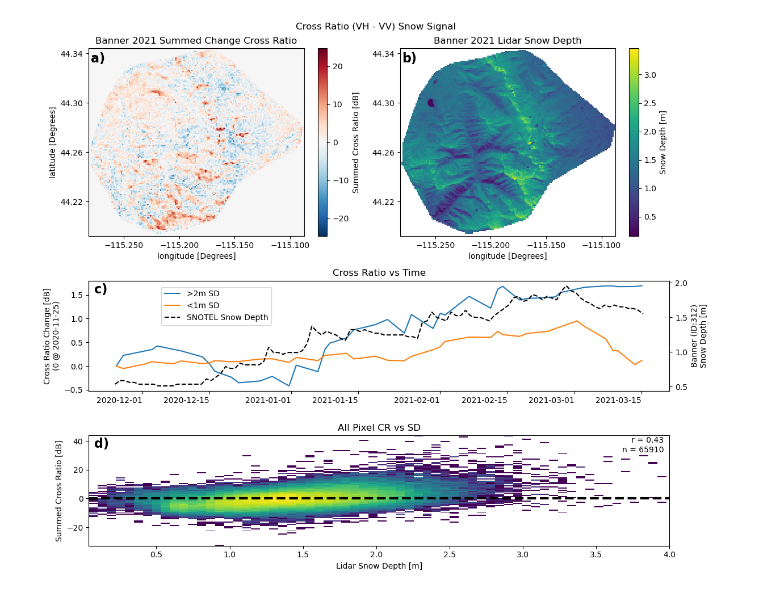
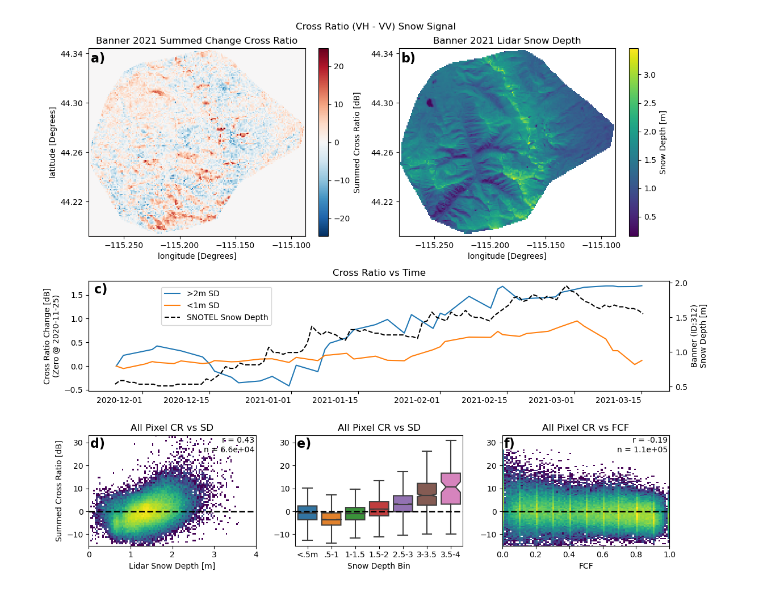
Before and after one commit to ZachHoppinen/spicy-analysis, a Jupyter notebook: src/compare/cr_signal/cr_signal_figures.ipynb, the cells around one changed output. Cells and saved outputs as stored; diff of their text form; code cells hidden in the pictures.

```diff
--- a/src/compare/cr_signal/cr_signal_figures.ipynb
+++ b/src/compare/cr_signal/cr_signal_figures.ipynb
@@ -50,12 +51,13 @@ dss = {fp.stem: xr.open_dataset(fp) for fp in in_dir.glob('*.nc')}
 fig = plt.figure(figsize= (12, 10))
 fig.suptitle("Cross Ratio (VH - VV) Snow Signal")
 
-gs1 = GridSpec(7, 2)
-ax1 = fig.add_subplot(gs1[:3, :1])
-ax2 = fig.add_subplot(gs1[:3, 1:])
+gs1 = GridSpec(7, 6)
+ax1 = fig.add_subplot(gs1[:3, :3])
+ax2 = fig.add_subplot(gs1[:3, 3:])
 ax3 = fig.add_subplot(gs1[3:5, :])
-ax4 = fig.add_subplot(gs1[5:, :])
-# ax5 = fig.add_subplot(gs1[5:, 1])
+ax4 = fig.add_subplot(gs1[5:, :2])
+ax6 = fig.add_subplot(gs1[5:, 2:4])
+ax5 = fig.add_subplot(gs1[5:, 4:])
 
 # ax5 = fig.add_subplot(gs1[2, 1:])
 
@@ -98,51 +100,70 @@ for name, ds in dss.items():
     xs.extend(x)
     ys.extend(y)
 
 r = get_stats(xs, ys)[0]
 n = len(xs)
-ax4.text(.99, .99, f'r = {r:.2f}\nn = {n}', ha = 'right', va = 'top', transform = ax4.transAxes)
-ax4.hist2d(xs, ys, alpha = 1, label = name.split('-')[0], norm = mpl.colors.LogNorm(), bins=100) # , color = loc_colors[name],
+ax4.text(.99, .99, f'r = {r:.2f}\nn = {n:.1e}', ha = 'right', va = 'top', transform = ax4.transAxes)
+ax4.hist2d(xs, ys, alpha = 1, label = name.split('-')[0], norm = mpl.colors.LogNorm(), bins=100, range = [[0,3.6], [-20, 50]]) # , color = loc_colors[name],
 ax4.set_xlim(right = 4)
 ax4.set_title('All Pixel CR vs SD')
-ax4.axhline(0, linestyle ='dashed',color='k', linewidth = 3)
+ax4.axhline(0, linestyle ='dashed',color='k', linewidth = 2)
 
-# xs, ys = [], []
-# for name, ds in dss.items():
-#     x = ds['lidar-sd'].data.ravel()
-#     y = ds['deltaCR'].where((ds['ims'] == 4) & (ds['fcf'] < 0.1)).sum(['time']).data.ravel()
-#     idx = ~np.isnan(x) & ~np.isnan(y) & (y != 0)
-#     x, y = x[idx], y[idx]
-#     xs.extend(x)
-#     ys.extend(y)
+x_y_df = pd.DataFrame(np.column_stack([xs, ys]), columns = ['snow_depth', 'CR'])
+bins = np.arange(0, 4, 0.5)
+x_y_df['sd_bin'] = pd.cut(x_y_df.snow_depth, bins, labels = ['<.5m', '.5-1', '1-1.5', '1.5-2','2.5-3','3-3.5','3.5-4'])
+sns.boxplot(x_y_df, x = 'sd_bin', y = 'CR', ax = ax6, showmeans = False, showfliers = False, notch = True)
+kwargs = {'alpha':0}
+# sns.barplot(x="sd_bin", y="CR", data=x_y_df, capsize=.1, n_boot=1000, errorbar=('ci', 95), errwidth=2,ax = ax6, **kwargs)
+ax6.axhline(0, linestyle ='dashed',color='k', linewidth = 2)
+ax6.set_title('All Pixel CR vs SD')
+ax6.set_ylabel('')
+ax6.set_xlabel('Snow Depth Bin')
 
-# r = get_stats(xs, ys)[0]
-# n = len(xs)
-# ax5.text(.99, .99, f'r = {r:.2f}\nn = {n:.1e}', ha = 'right', va = 'top', transform = ax5.transAxes)
-# ax5.hist2d(xs, ys, alpha = 1, label = name.split('-')[0], norm = mpl.colors.LogNorm(), bins=50) # , color = loc_colors[name],
+
+xs, ys = [], []
+for name, ds in dss.items():
+    x = ds['fcf'].data.ravel()
+    y = ds['deltaCR'].where((ds['ims'] == 4)).sum(['time']).data.ravel()
+    idx = ~np.isnan(x) & ~np.isnan(y) & (y != 0)
+    x, y = x[idx], y[idx]
+    xs.extend(x)
+    ys.extend(y)
+
+r = get_stats(xs, ys)[0]
+n = len(xs)
+ax5.text(.99, .99, f'r = {r:.2f}\nn = {n:.1e}', ha = 'right', va = 'top', transform = ax5.transAxes)
+ax5.hist2d(xs, ys, alpha = 1, label = name.split('-')[0], norm = mpl.colors.LogNorm(), bins=90, range = [[0,1],[-20,27]]) # , color = loc_colors[name],
 # ax5.set_xlim(right = 4)
-# ax5.set_title('Treeless Pixels CR vs SD')
-# ax4.legend()
+ax5.set_title('All Pixel CR vs FCF')
+ax5.axhline(0, linestyle ='dashed',color='k', linewidth = 2)
+ax5.set_xlabel('FCF')
 
-for ax, letter in zip([ax1, ax2,ax3, ax4], ['a', 'b','c','d']):
-    ax.text(0.01, 0.98,f'{letter})', transform=ax.transAxes, ha = 'left', va = 'top', weight='bold', size = 16)
+for ax in [ax4,ax5,ax6]:
+    ax.set_ylim(-15, 33)
+
+for ax, letter in zip([ax1, ax2,ax3, ax4, ax6, ax5], ['a', 'b','c','d','e','f']):
+    if letter == 'f':
+        ax.text(0.01, 0.98,f'{letter})', transform=ax.transAxes, ha = 'left', va = 'top', weight='bold', size = 16)
+    else:
+        ax.text(0.01, 0.98,f'{letter})', transform=ax.transAxes, ha = 'left', va = 'top', weight='bold', size = 16)
 
 ax1.set_title('Banner 2021 Summed Change Cross Ratio')
 ax2.set_title('Banner 2021 Lidar Snow Depth')
 
 axbox = ax3.get_position()
 x_value = 0.0
 y_value= 0.2
 # fig.legend([line1], ["cos"], loc = (axbox.x0 + x_value, axbox.y0 + y_value))
 ax3.legend(loc = (axbox.x0 + x_value, axbox.y0 + y_value))
 
 ax3.set_title('Cross Ratio vs Time')
 ax3.set_xlabel('')
 ax3.set_xticklabels(ax3.get_xticklabels(), rotation =0)
-ax3.set_ylabel('Cross Ratio Change [dB]\n(0 @ 2020-11-25)')
+ax3.set_ylabel('Cross Ratio Change [dB]\n(Zero @ 2020-11-25)')
 ax3_r.set_ylabel('Banner (ID:312)\nSnow Depth [m]')
 ax4.set_xlabel('Lidar Snow Depth [m]')
 ax4.set_ylabel('Summed Cross Ratio [dB]')
 plt.tight_layout()
 plt.savefig('/bsuhome/zacharykeskinen/spicy-analysis/figures/cr/banner2021_cr.png')
 # %% [output]
-[figure, old version]
+[figure, new version]
```
Also changed, not shown: parts of 1 cell of this notebook, 5 other files.
